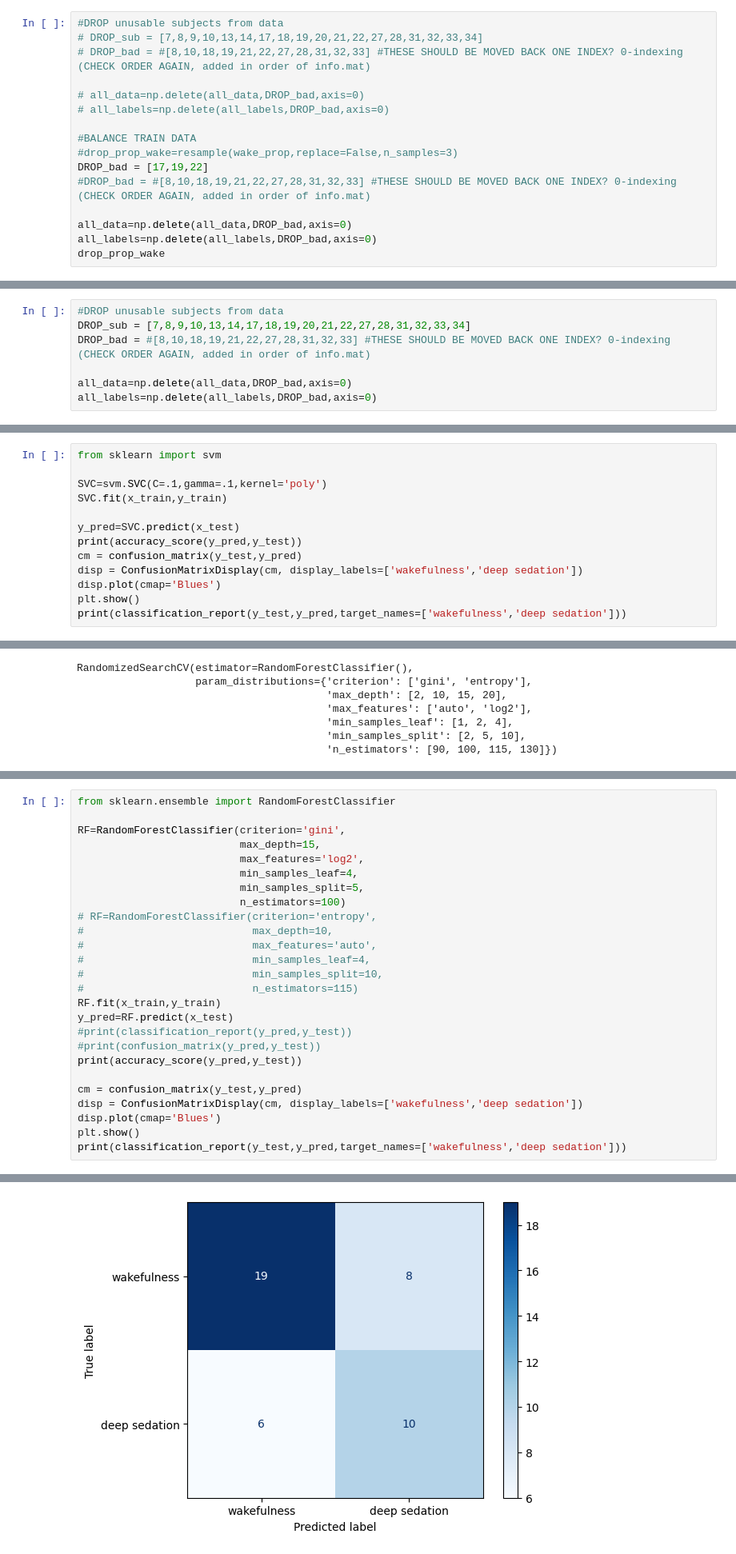
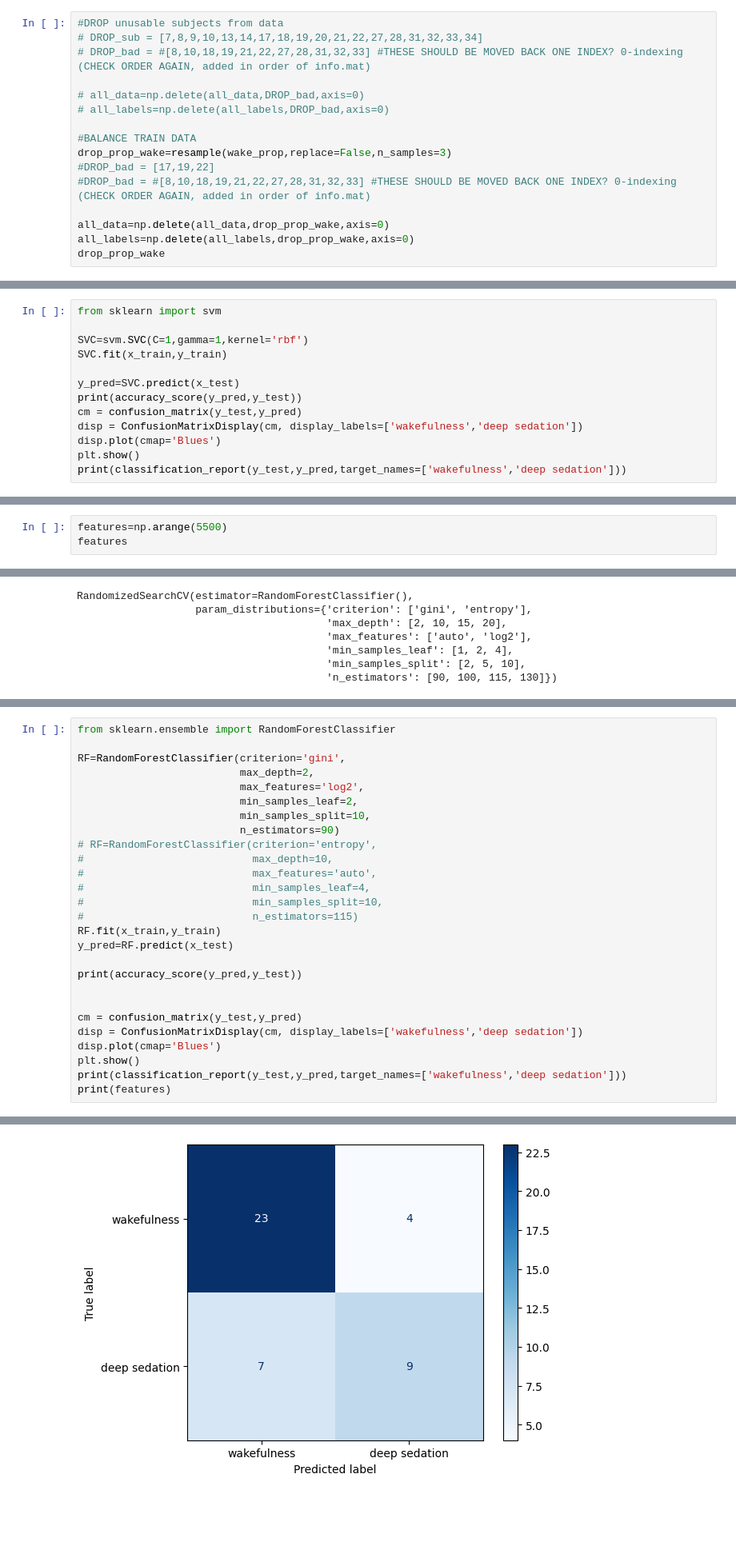
Before and after one commit to kangelaa/honors-thesis, a Jupyter notebook: HThesis_SVMModel_HudetzHoldout.ipynb, the cells around one changed output, grey strips where cells are left out. Shown at 80% size. Cells and saved outputs as stored; diff of their text form; blank space fills up the shorter version.

Commit message:
updated 12s reg run 1: hudetz holdout w/ random prop undersampling, classification report & confusion matrices saved

```diff
--- a/HThesis_SVMModel_HudetzHoldout.ipynb
+++ b/HThesis_SVMModel_HudetzHoldout.ipynb
@@ -174,11 +174,11 @@ UNDERSAMPLING
 # all_labels=np.delete(all_labels,DROP_bad,axis=0)
 
 #BALANCE TRAIN DATA
-#drop_prop_wake=resample(wake_prop,replace=False,n_samples=3)
-DROP_bad = [17,19,22]
+drop_prop_wake=resample(wake_prop,replace=False,n_samples=3)
+#DROP_bad = [17,19,22]
 #DROP_bad = #[8,10,18,19,21,22,27,28,31,32,33] #THESE SHOULD BE MOVED BACK ONE INDEX? 0-indexing (CHECK ORDER AGAIN, added in order of info.mat)
 
-all_data=np.delete(all_data,DROP_bad,axis=0)
-all_labels=np.delete(all_labels,DROP_bad,axis=0)
+all_data=np.delete(all_data,drop_prop_wake,axis=0)
+all_labels=np.delete(all_labels,drop_prop_wake,axis=0)
 drop_prop_wake
 # %% [output]
@@ -355,7 +229,0 @@ for i in range(1,1+NUM_SUBJECTS*2):
-# %%
-#DROP unusable subjects from data
-DROP_sub = [7,8,9,10,13,14,17,18,19,20,21,22,27,28,31,32,33,34]
-DROP_bad = #[8,10,18,19,21,22,27,28,31,32,33] #THESE SHOULD BE MOVED BACK ONE INDEX? 0-indexing (CHECK ORDER AGAIN, added in order of info.mat)
-
-all_data=np.delete(all_data,DROP_bad,axis=0)
-all_labels=np.delete(all_labels,DROP_bad,axis=0)
@@ -658,7 +474,7 @@ model.best_params_
 # %%
 from sklearn import svm
 
-SVC=svm.SVC(C=.1,gamma=.1,kernel='poly')
+SVC=svm.SVC(C=1,gamma=1,kernel='rbf')
 SVC.fit(x_train,y_train)
 
 y_pred=SVC.predict(x_test)
@@ -681,0 +511,3 @@ deep sedation       0.38      0.62      0.48         8
+# %%
+features=np.arange(5500)
+features
@@ -868,11 +706,11 @@ grid_search.best_params_
 from sklearn.ensemble import RandomForestClassifier
 
 RF=RandomForestClassifier(criterion='gini',
-                          max_depth=15,
+                          max_depth=2,
                           max_features='log2',
-                          min_samples_leaf=4,
-                          min_samples_split=5,
-                          n_estimators=100)
+                          min_samples_leaf=2,
+                          min_samples_split=10,
+                          n_estimators=90)
 # RF=RandomForestClassifier(criterion='entropy',
 #                           max_depth=10,
 #                           max_features='auto',
@@ -881,13 +719,14 @@ RF=RandomForestClassifier(criterion='gini',
 #                           n_estimators=115)
 RF.fit(x_train,y_train)
 y_pred=RF.predict(x_test)
-#print(classification_report(y_pred,y_test))
-#print(confusion_matrix(y_pred,y_test))
+
 print(accuracy_score(y_pred,y_test))
+
 
 cm = confusion_matrix(y_test,y_pred)
 disp = ConfusionMatrixDisplay(cm, display_labels=['wakefulness','deep sedation'])
 disp.plot(cmap='Blues')
 plt.show()
 print(classification_report(y_test,y_pred,target_names=['wakefulness','deep sedation']))
+print(features)
 # %% [output]
@@ -895,3 +734,3 @@ print(classification_report(y_test,y_pred,target_names=['wakefulness','deep seda
-[figure, old version]
+[figure, new version]
                precision    recall  f1-score   support
 
```
Also changed, not shown: parts of 41 cells of this notebook.
